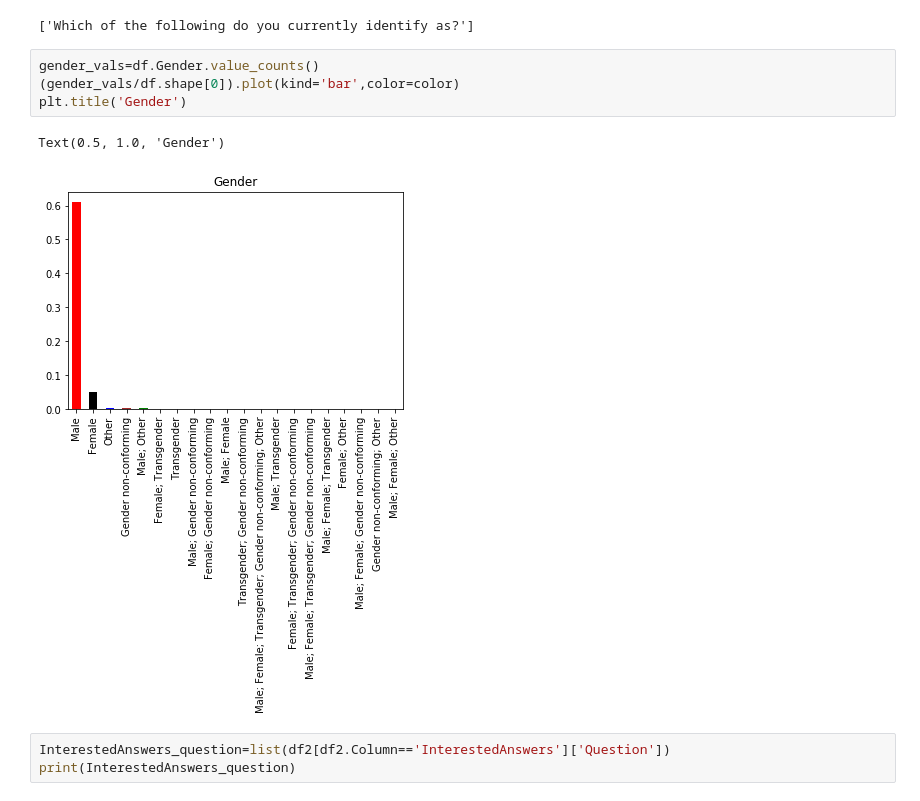
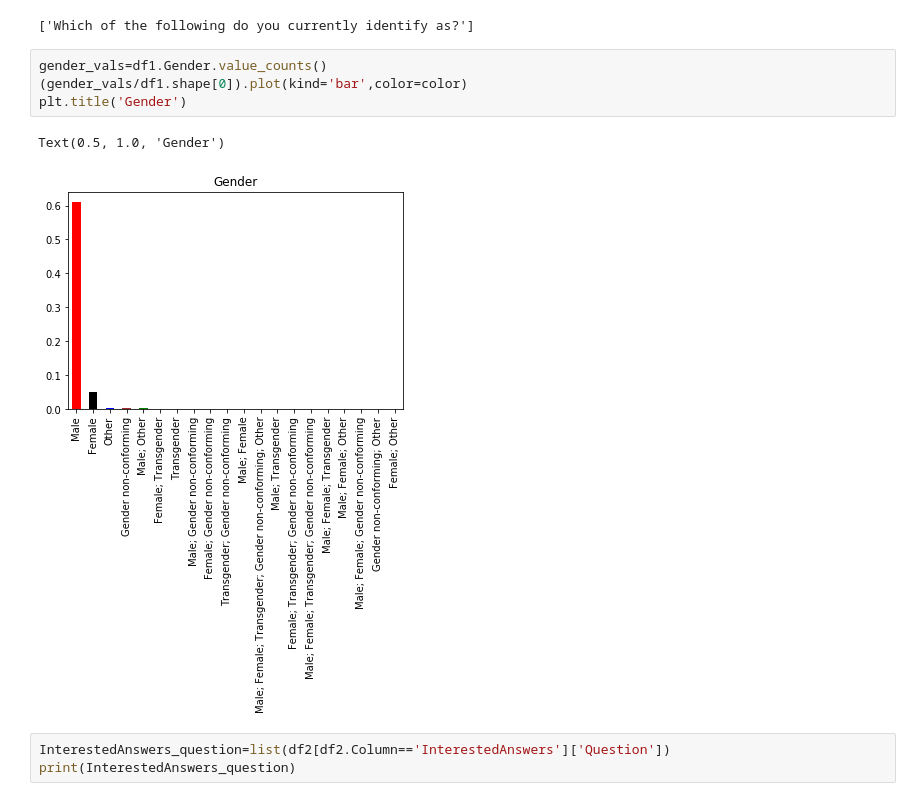
Before and after one commit to A2Amir/Data-Science-Process, a Jupyter notebook: Code/A Look at the Data.ipynb, the cells around one changed output. Cells and saved outputs as stored; diff of their text form.

```diff
--- a/Code/A Look at the Data.ipynb
+++ b/Code/A Look at the Data.ipynb
@@ -160,12 +160,12 @@ print(Gender_question)
 # %% [output]
 ['Which of the following do you currently identify as?']
 # %%
-gender_vals=df.Gender.value_counts()
-(gender_vals/df.shape[0]).plot(kind='bar',color=color)
+gender_vals=df1.Gender.value_counts()
+(gender_vals/df1.shape[0]).plot(kind='bar',color=color)
 plt.title('Gender')
 # %% [output]
 Text(0.5, 1.0, 'Gender')
-[figure, old version]
+[figure, new version]
 # %%
 InterestedAnswers_question=list(df2[df2.Column=='InterestedAnswers']['Question'])
 print(InterestedAnswers_question)
```
Also changed, not shown: parts of 13 cells of this notebook, 5 other files.
